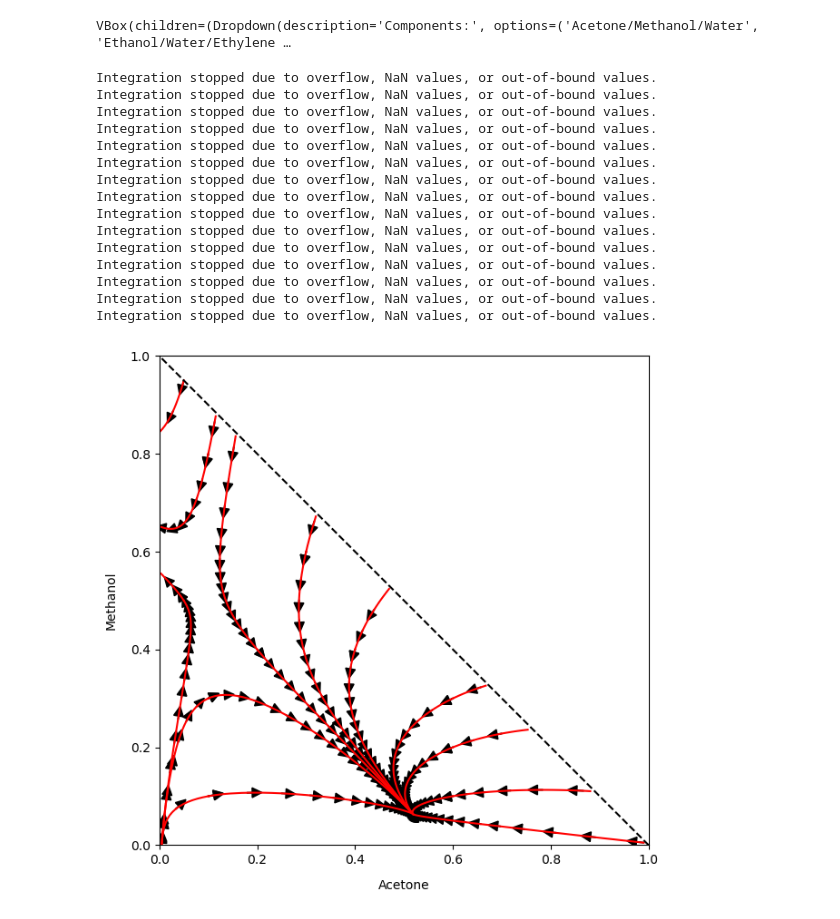
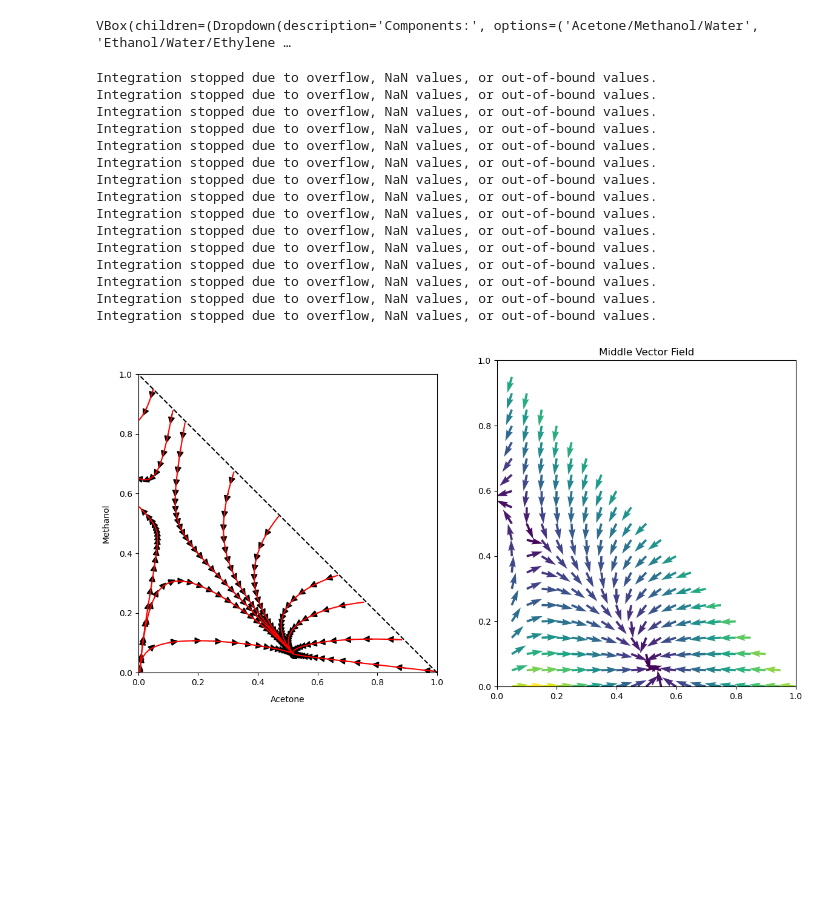
Before and after one commit to AMKCode/ExtractiveDistillationSimulator, a Jupyter notebook: src/Example5.ipynb, the cells around one changed output. Drawn from its saved outputs; the diff is of its cells as text; code cells hidden in the pictures; blank space fills up the shorter version.

Commit message:
added vector fields to example5"

```diff
--- a/src/Example5.ipynb
+++ b/src/Example5.ipynb
@@ -363,38 +378,39 @@ D_B = ((zF[0] - 0.02) / (xD[0] - zF[0]))                             #Knapp Equa
 xB = np.array([0.02, (zF[1] - D_B*(xD[1]-zF[1])), (zF[2] - D_B*(xD[2]*zF[2]))])
 R = 3
 distillation_model = DistillationModelDoubleFeed(thermo_model=AceMethWaterSys, Fr = Fr, zF = zF, xFL = xFL, xFU = xFU, xD = xD, xB = xB, reflux = R)
-middle_portrait = phase_portraits(thermo_model=AceMethWaterSys, distil_model=distillation_model)
-fig, ax = plt.subplots(1,1,figsize= (7,7))
-middle_portrait.plot_middle_portrait(ax, [0,7],data_points = 200,
+rcm = phase_portraits(thermo_model=AceMethWaterSys, distil_model=distillation_model)
+fig, ax = plt.subplots(1,2,figsize= (14,7))
+rcm.plot_middle_portrait(ax[0], [0,7],data_points = 200,
                             init_comps = [
                                             np.array([0.4,0.4,0.2]),
                                             np.array([0.6,0.2,0.2]),
                                             np.array([0.6,0.1,0.3]),
                                             np.array([0.1,0.8,0.1]),
                                             np.array([0.2,0.4,0.4]),
                                             np.array([0.1,0.1,0.8]),
                                             np.array([0.1,0.3,0.6]),
                                             np.array([0.3,0.6,0.1]),
                                             np.array([0.6,0.3,0.1]),
                                             np.array([0.99,0.005,0.005]),
                                             np.array([0.05,0.95,0.00]),
                                             np.array([0.05,0.5,0.45]),
                                             ])
+rcm.plot_vector_field_middle(ax[1])
 plt.show()
 # %% [output]
 Integration stopped due to overflow, NaN values, or out-of-bound values.
 Integration stopped due to overflow, NaN values, or out-of-bound values.
 Integration stopped due to overflow, NaN values, or out-of-bound values.
 Integration stopped due to overflow, NaN values, or out-of-bound values.
 Integration stopped due to overflow, NaN values, or out-of-bound values.
 Integration stopped due to overflow, NaN values, or out-of-bound values.
 Integration stopped due to overflow, NaN values, or out-of-bound values.
 Integration stopped due to overflow, NaN values, or out-of-bound values.
 Integration stopped due to overflow, NaN values, or out-of-bound values.
 Integration stopped due to overflow, NaN values, or out-of-bound values.
 Integration stopped due to overflow, NaN values, or out-of-bound values.
 Integration stopped due to overflow, NaN values, or out-of-bound values.
 Integration stopped due to overflow, NaN values, or out-of-bound values.
 Integration stopped due to overflow, NaN values, or out-of-bound values.
 Integration stopped due to overflow, NaN values, or out-of-bound values.
-[figure, old version]
+[figure, new version]
```
Also changed, not shown: parts of 6 cells of this notebook.
